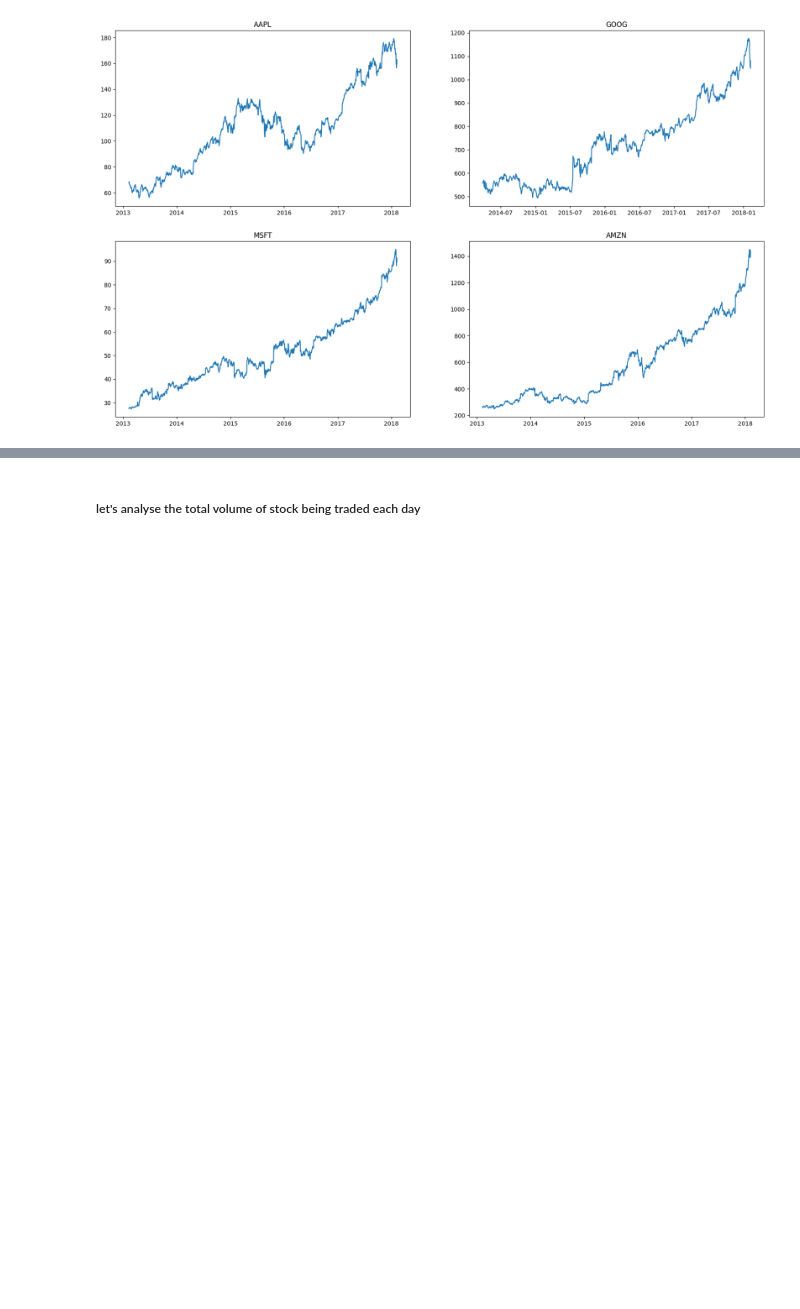
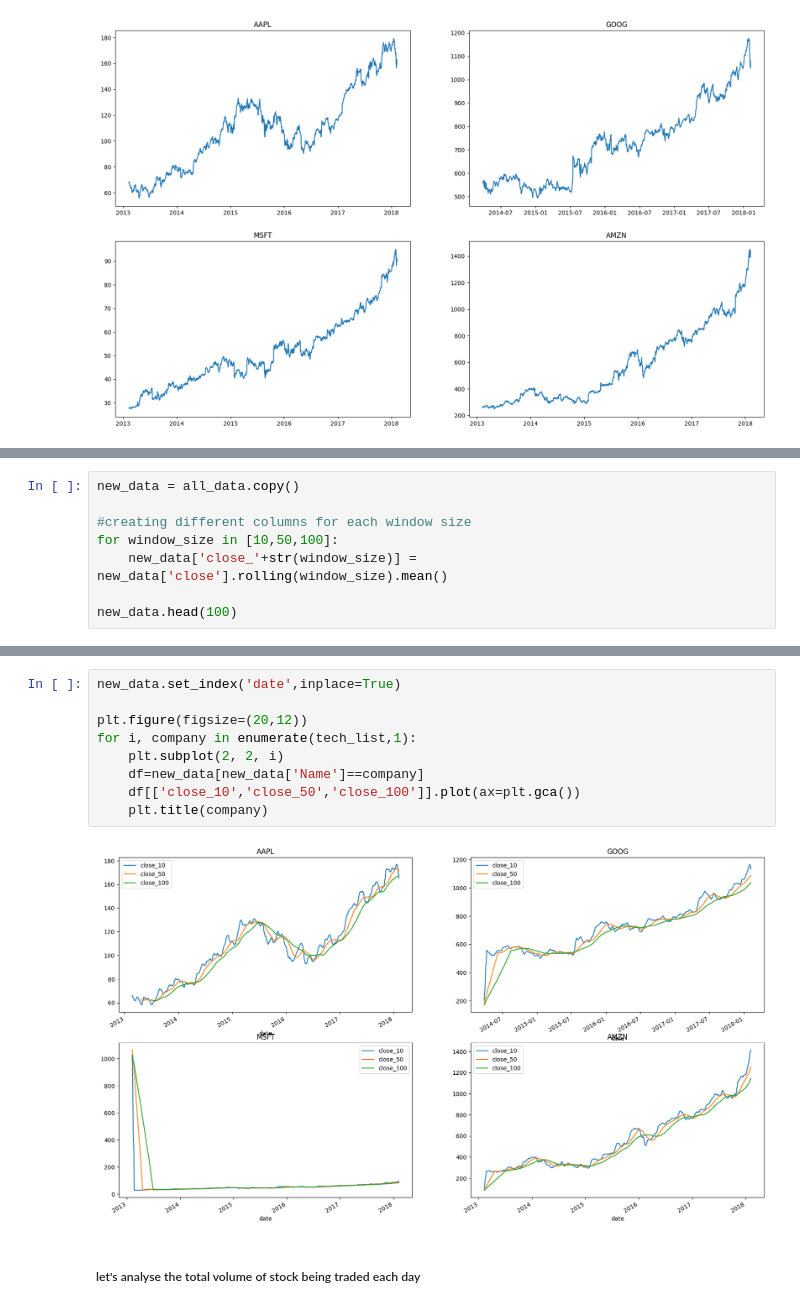
Before and after one commit to dkhiani6/Data-Analysis-Projects, a Jupyter notebook: Stock Price Analysis/Stock_Price_EDA.ipynb, the cells around one changed output, grey strips where cells are left out. Cells and saved outputs as stored; diff of their text form; blank space fills up the shorter version.

```diff
--- a/Stock Price Analysis/Stock_Price_EDA.ipynb
+++ b/Stock Price Analysis/Stock_Price_EDA.ipynb
@@ -77,0 +99,8 @@ for i, company in enumerate(tech_list,1):
+# %%
+new_data = all_data.copy()
+
+#creating different columns for each window size
+for window_size in [10,50,100]:
+    new_data['close_'+str(window_size)] = new_data['close'].rolling(window_size).mean()
+
+new_data.head(100)
@@ -78,3 +121,14 @@ for i, company in enumerate(tech_list,1):
+# %%
+new_data.set_index('date',inplace=True)
+
+plt.figure(figsize=(20,12))
+for i, company in enumerate(tech_list,1):
+    plt.subplot(2, 2, i)
+    df=new_data[new_data['Name']==company]
+    df[['close_10','close_50','close_100']].plot(ax=plt.gca())
+    plt.title(company)
+# %% [output]
+[figure, added]
 # %% [markdown]
 ##### let's analyse the total volume of stock being traded each day
 # %%
```
Also changed, not shown: parts of 68 cells of this notebook, 2 other files.
